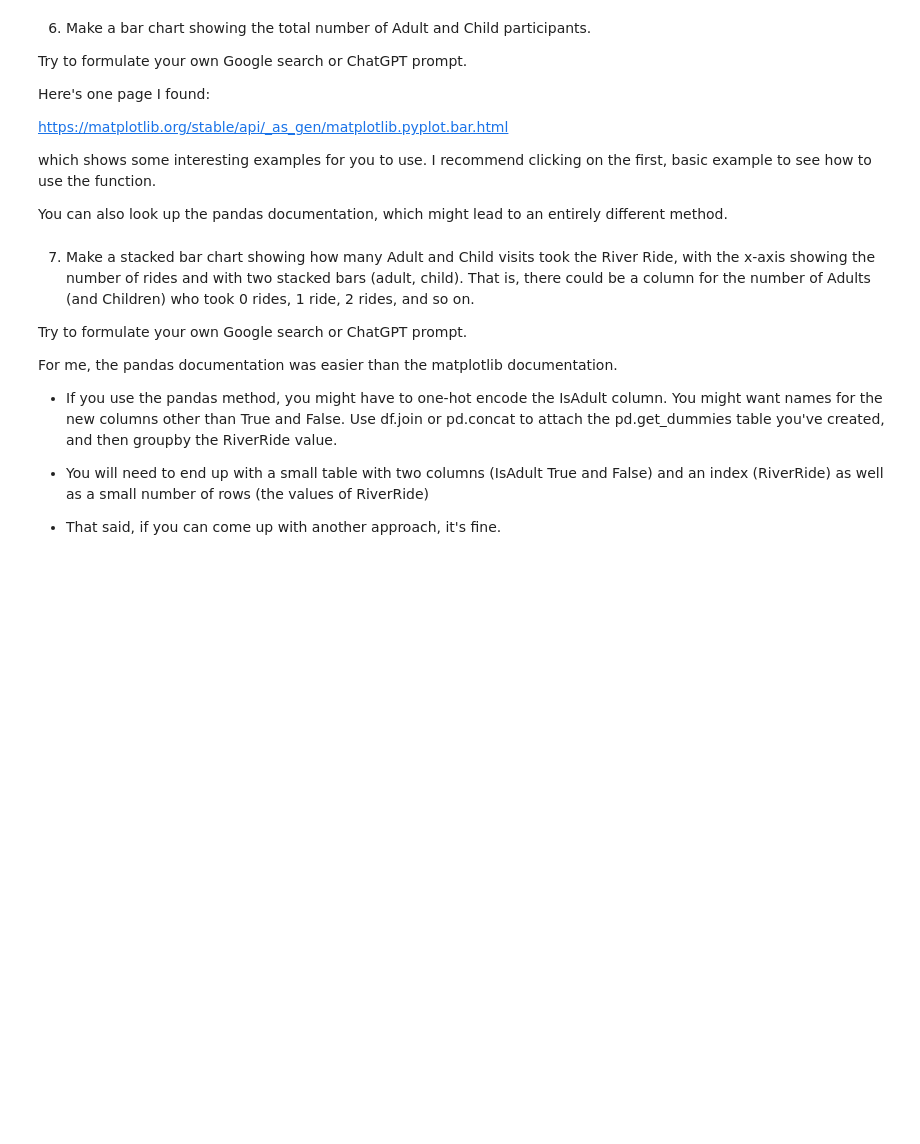
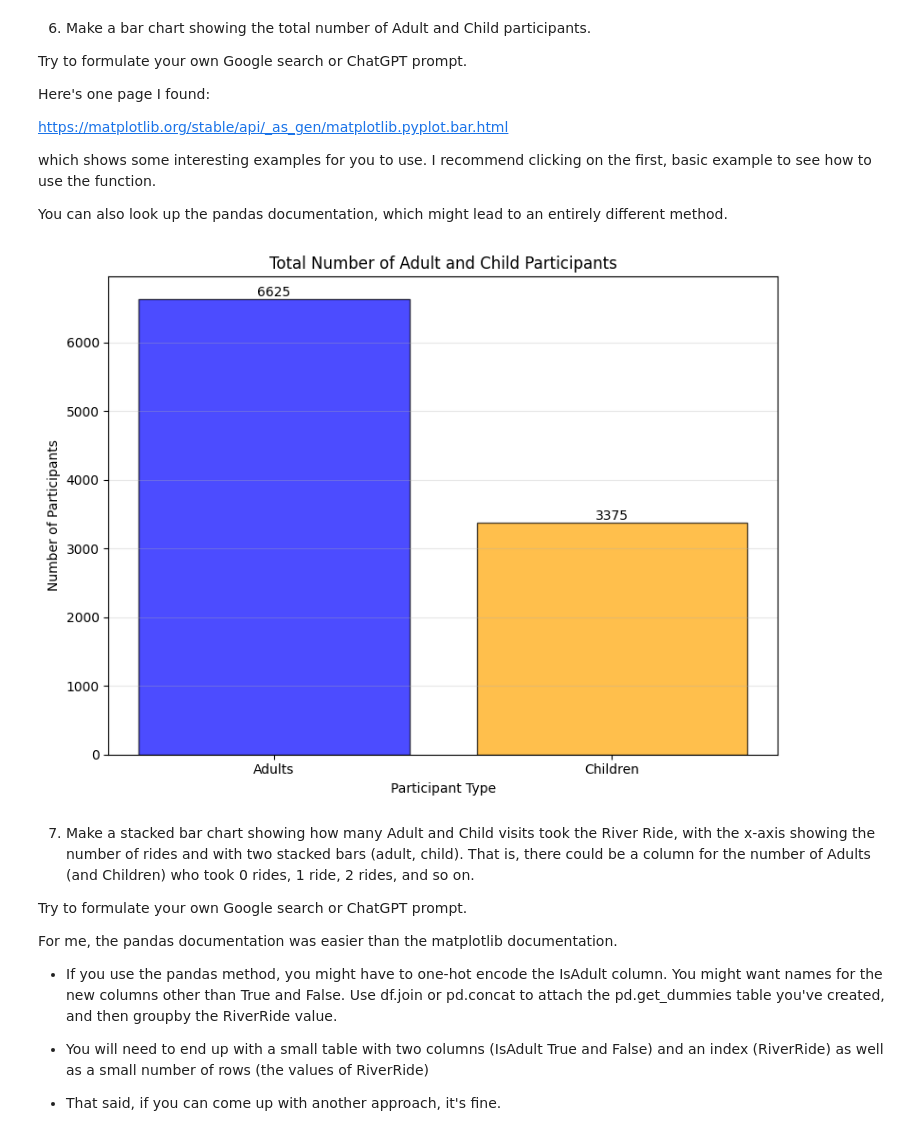
Before and after one commit to reynolkb-bu/bu-cds-dx699-2025-summer, a Jupyter notebook: notebooks/week-3/OMDS-ModB2-Week3-Reynolds-Kyle.ipynb, the cells around one changed output. Drawn from its saved outputs; the diff is of its cells as text; code cells hidden in the pictures; blank space fills up the shorter version.

```diff
--- a/notebooks/week-3/OMDS-ModB2-Week3-Reynolds-Kyle.ipynb
+++ b/notebooks/week-3/OMDS-ModB2-Week3-Reynolds-Kyle.ipynb
@@ -232,6 +348,25 @@ https://matplotlib.org/stable/api/_as_gen/matplotlib.pyplot.bar.html
 which shows some interesting examples for you to use.  I recommend clicking on the first, basic example to see how to use the function.
 
 You can also look up the pandas documentation, which might lead to an entirely different method.
+# %%
+adult_count = df['IsAdult'].sum()
+child_count = (~df['IsAdult']).sum()
+
+plt.figure(figsize=(8, 6))
+categories = ['Adults', 'Children']
+counts = [adult_count, child_count]
+
+bars = plt.bar(categories, counts, color=['blue', 'orange'], alpha=0.7, edgecolor='black')
+plt.bar_label(bars)
+plt.title('Total Number of Adult and Child Participants')
+plt.ylabel('Number of Participants')
+plt.xlabel('Participant Type')
+plt.grid(True, axis='y', alpha=0.3)
+
+plt.tight_layout()
+plt.show()
+# %% [output]
+[figure, added]
 # %% [markdown]
 7. Make a stacked bar chart showing how many Adult and Child visits took the River Ride, with the x-axis showing the number of rides and with two stacked bars (adult, child).  That is, there could be a column for the number of Adults (and Children) who took 0 rides, 1 ride, 2 rides, and so on.
 
```
Also changed, not shown: parts of 6 cells of this notebook.
